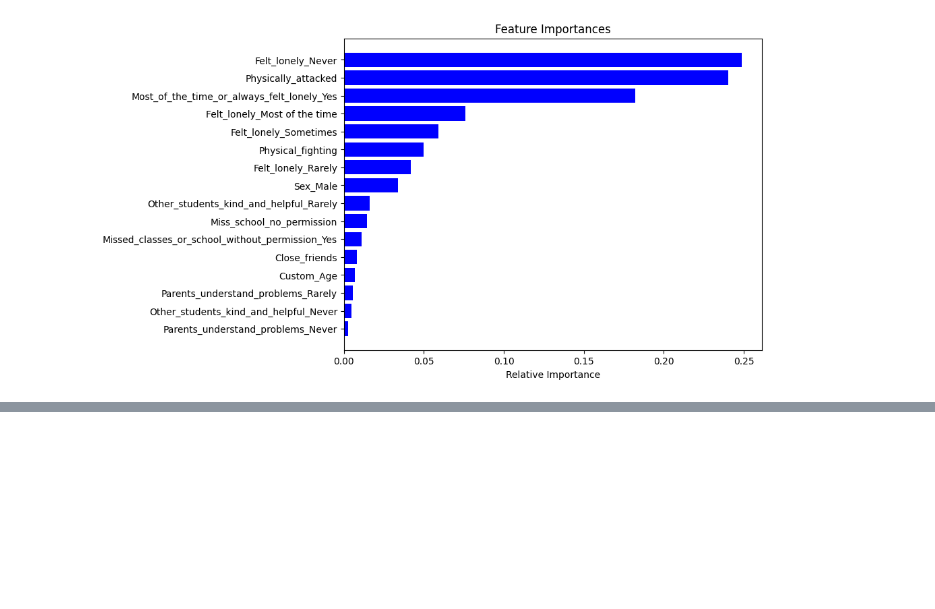
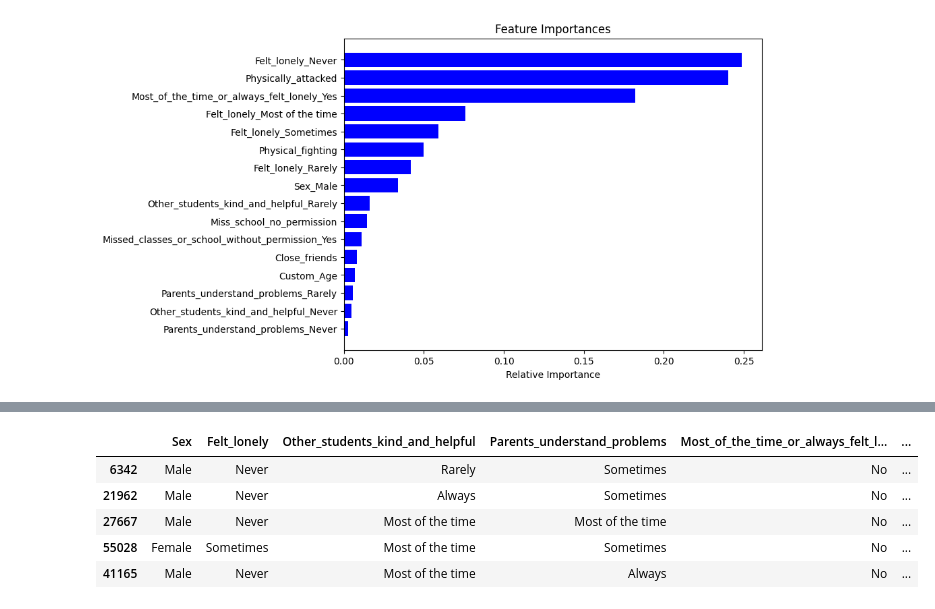
Before and after one commit to Py4Econmn/bullying-prediction, a Jupyter notebook: notebooks/001_modeling.ipynb, the cells around one changed output, grey strips where cells are left out. Drawn from its saved outputs; the diff is of its cells as text; code cells hidden in the pictures; blank space fills up the shorter version.

```diff
--- a/notebooks/001_modeling.ipynb
+++ b/notebooks/001_modeling.ipynb
@@ -454,0 +478,19 @@ Text(0.5, 0, 'Relative Importance')
+# %%
+X_train_sel = X_train[
+    ['Sex', 'Felt_lonely', 'Other_students_kind_and_helpful',
+    'Parents_understand_problems', 'Most_of_the_time_or_always_felt_lonely',
+    'Missed_classes_or_school_without_permission', 'Custom_Age', 'Physically_attacked',
+    'Physical_fighting', 'Close_friends', 'Miss_school_no_permission']]
+X_test_sel = X_test[
+    ['Sex', 'Felt_lonely', 'Other_students_kind_and_helpful',
+    'Parents_understand_problems', 'Most_of_the_time_or_always_felt_lonely',
+    'Missed_classes_or_school_without_permission', 'Custom_Age', 'Physically_attacked',
+    'Physical_fighting', 'Close_friends', 'Miss_school_no_permission']]
+X_train_sel.head()
+# %% [output]
+|  | Sex | Felt_lonely | Other_students_kind_and_helpful | Parents_understand_problems | Most_of_the_time_or_always_felt_l... | ... |
+| 6342 | Male | Never | Rarely | Sometimes | No | ... |
+| 21962 | Male | Never | Always | Sometimes | No | ... |
+| 27667 | Male | Never | Most of the time | Most of the time | No | ... |
+| 55028 | Female | Sometimes | Most of the time | Sometimes | No | ... |
+| 41165 | Male | Never | Most of the time | Always | No | ... |
```
Also changed, not shown: parts of 11 cells of this notebook, 1 other file.
